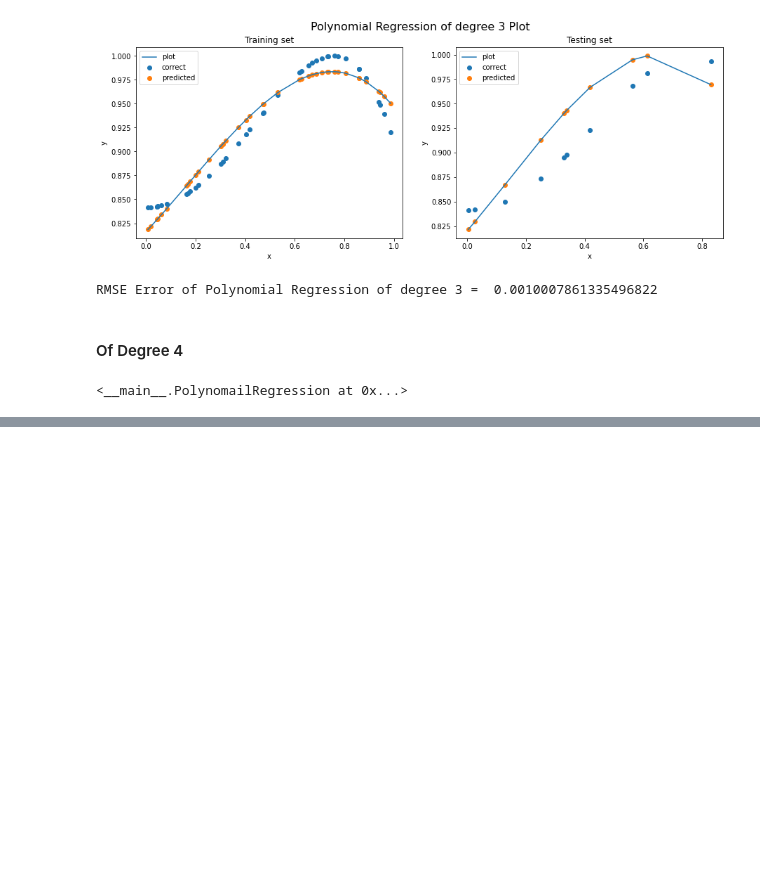
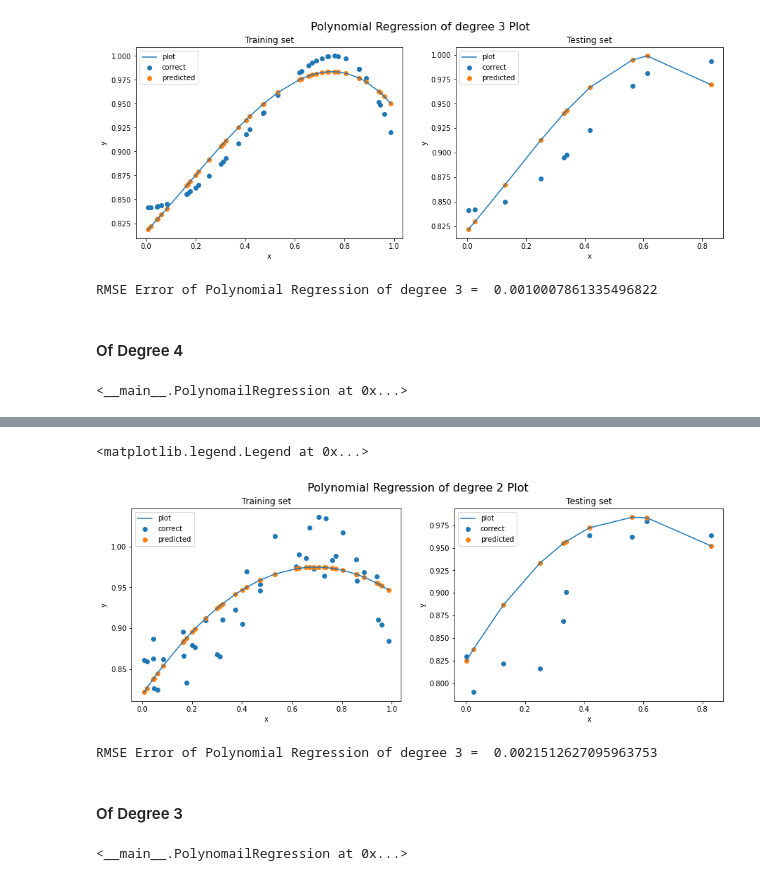
Before and after one commit to tomarviii88/ITIT-4103-2021, a Jupyter notebook: Assignment-3/Assignment3.ipynb, the cells around one changed output, grey strips where cells are left out. Cells and saved outputs as stored; diff of their text form; code cells hidden in the pictures; blank space fills up the shorter version.

```diff
--- a/Assignment-3/Assignment3.ipynb
+++ b/Assignment-3/Assignment3.ipynb
@@ -314,0 +374,46 @@ RMSE Error of Polynomial Regression of degree 4 =  0.0010007861335496822
+# %%
+PR2_Y_train_pred = model.predict(X_train_noise)
+PR2_Y_test_pred = model.predict(X_test_noise)
+# %%
+# Plotting Polynomial Regression of degree 2
+
+f = plt.figure(figsize=(15,5))
+f.suptitle('Polynomial Regression of degree 2 Plot', fontsize=16)
+
+ax1 = f.add_subplot(121)
+ax1.scatter(X_train_noise, y_train_noise, label="correct")
+ax1.scatter(X_train_noise, PR2_Y_train_pred, label="predicted")
+X_plot = np.sort(X_train_noise,0)
+Y_plot = model.predict(X_plot)
+ax1.plot(X_plot,Y_plot,label='plot')
+ax1.set_title('Training set')
+ax1.set_xlabel('x')
+ax1.set_ylabel('y')
+ax1.legend(loc="upper left")
+
+ax2 = f.add_subplot(122)
+ax2.scatter(X_test_noise, y_test_noise, label="correct")
+ax2.scatter(X_test_noise, PR2_Y_test_pred, label="predicted")
+X_plot = np.sort(X_test,0)
+Y_plot = model.predict(X_plot)
+ax2.plot(X_plot,Y_plot,label='plot')
+ax2.set_title('Testing set')
+ax2.set_xlabel('x')
+ax2.set_ylabel('y')
+ax2.legend(loc="upper left")
+# %% [output]
+<matplotlib.legend.Legend at 0x...>
+[figure, added]
+# %%
+# RMSE Error
+error = loss(y_test_noise, PR3_Y_test_pred)
+print('RMSE Error of Polynomial Regression of degree 3 = ', error)
+# %% [output]
+RMSE Error of Polynomial Regression of degree 3 =  0.0021512627095963753
+# %% [markdown]
+#### Of Degree 3
+# %%
+model = PolynomailRegression(deg = 3,lr=0.1,itr=1000)
+model.fit( X_train_noise, y_train_noise )
+# %% [output]
+<__main__.PolynomailRegression at 0x...>
```
Also changed, not shown: parts of 21 cells of this notebook.
